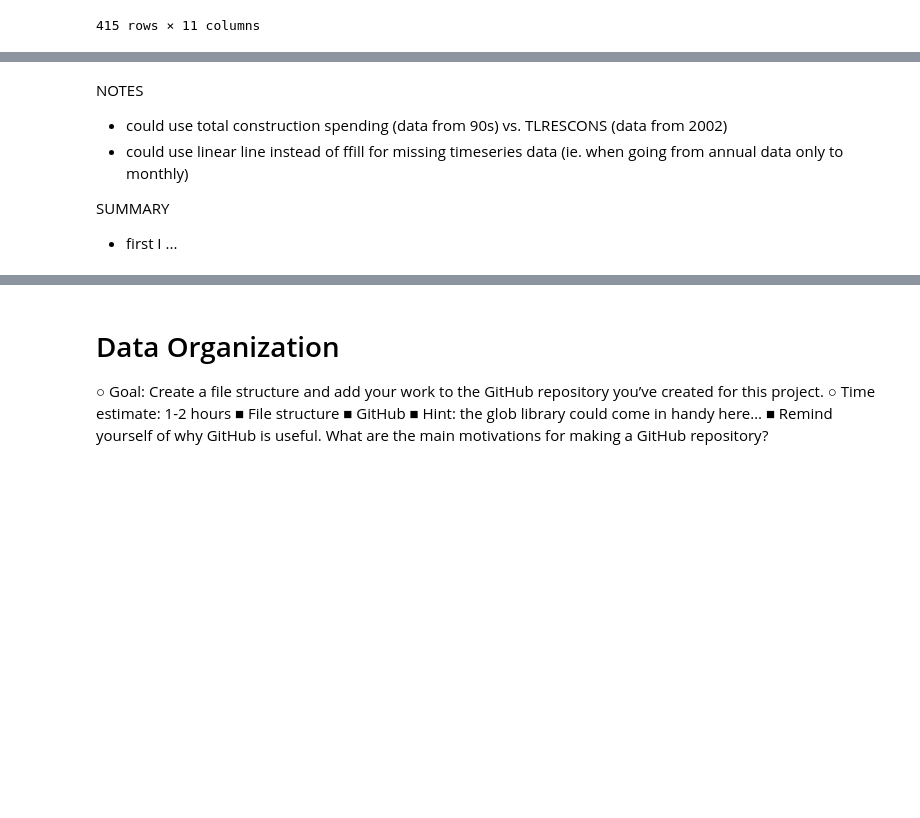
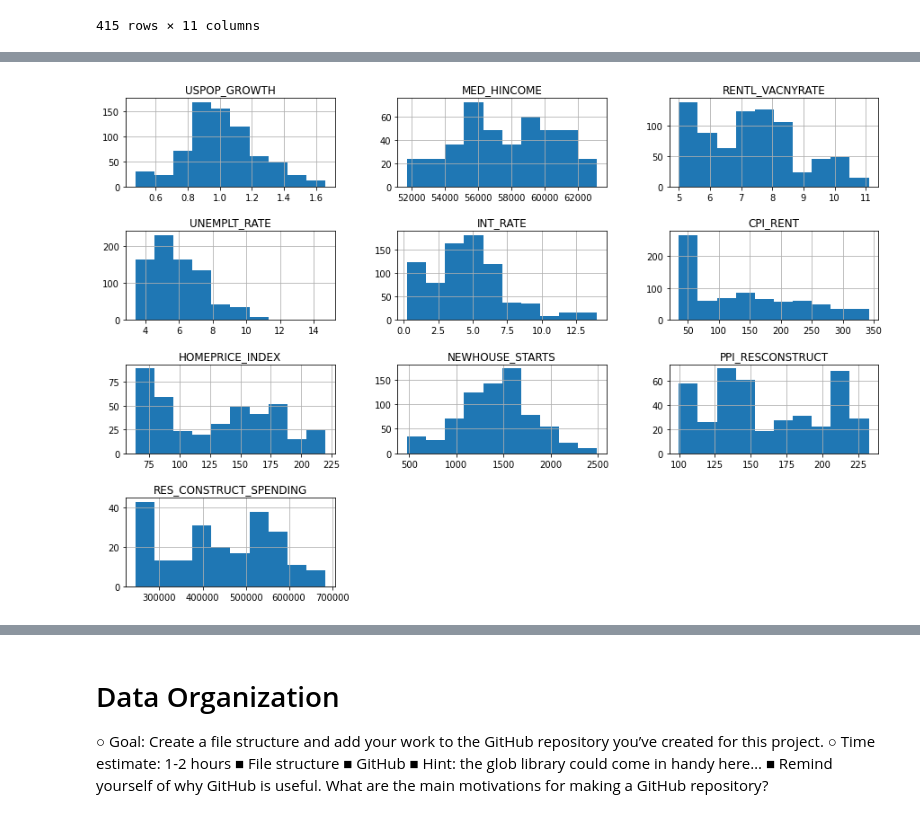
Before and after one commit to jjfrasca/Capstone_2, a Jupyter notebook: notebooks/1.0-jjf-initial-data-wrangling.ipynb, the cells around one changed output, grey strips where cells are left out. Cells and saved outputs as stored; diff of their text form; code cells hidden in the pictures; blank space fills up the shorter version.

```diff
--- a/notebooks/1.0-jjf-initial-data-wrangling.ipynb
+++ b/notebooks/1.0-jjf-initial-data-wrangling.ipynb
@@ -253,0 +543,6 @@ df3_87
+# %%
+#vacany rate data starts at year 1956, so we can confidently drop rows without rental vacancy rate and get the majority of the data
+#create another data frame that drops rows with no vacany rate data
+missing_vacancy = df3['RENTL_VACNYRATE'].isnull()
+df3_noVacant = df3[missing_vacancy == False]
+df3_noVacant
@@ -254 +591,7 @@ df3_87
+# %%
+#examine distribution of values, don't seem to be any extreme outliers
+df3_noVacant.hist(figsize=(15,10))
+plt.subplots_adjust(hspace=0.5);
+# %% [output]
+[figure, added]
 # %%
@@ -258,7 +598,0 @@ df3_87
-# %% [markdown]
-NOTES
-- could use total construction spending (data from 90s) vs. TLRESCONS (data from 2002)
-- could use linear line instead of ffill for missing timeseries data (ie. when going from annual data only to monthly)
-
-SUMMARY
-- first I ...
```
Also changed, not shown: parts of 37 cells of this notebook, 2 other files.
